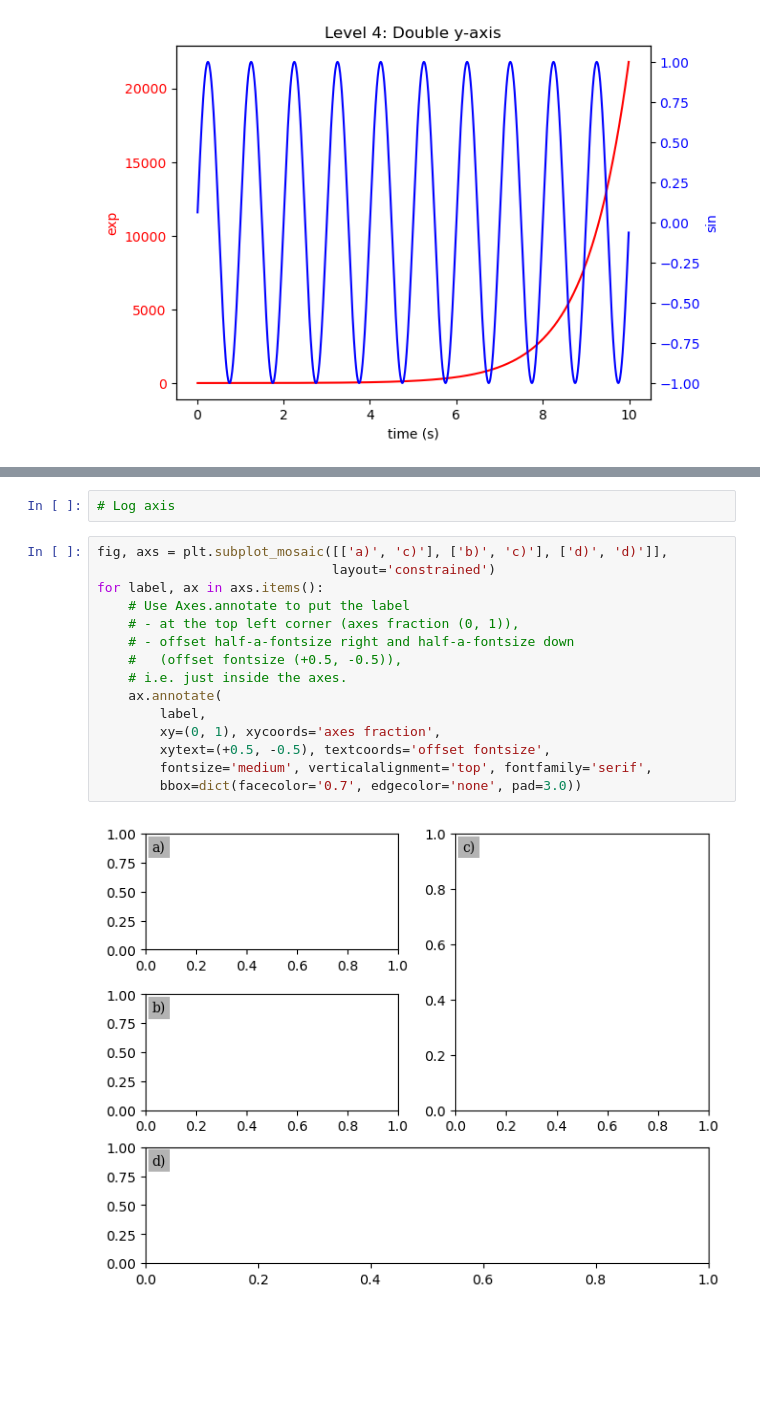
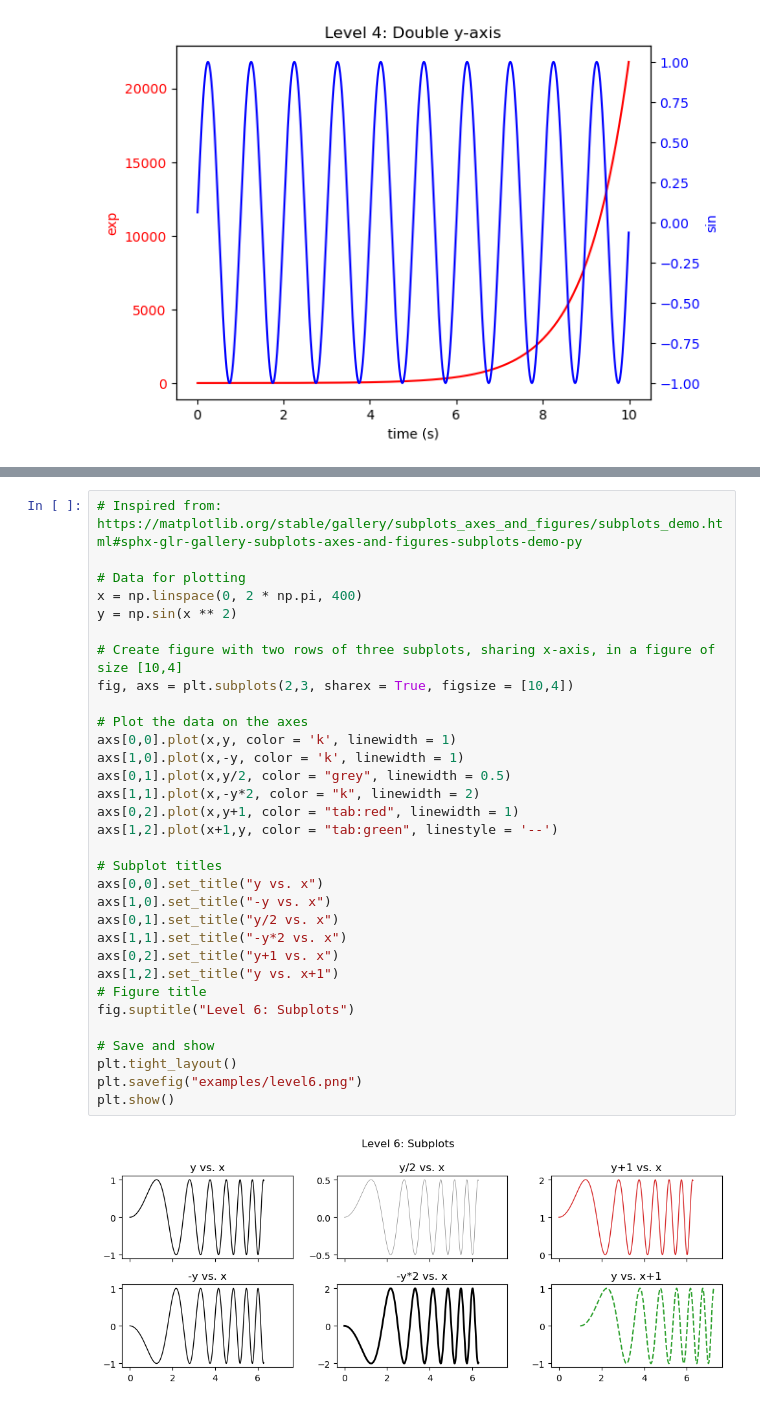
Before and after one commit to bobbyantonio/iecdt_environmental_data_analysis, a Jupyter notebook: course_notebooks/plot/matplotlib_solutions.ipynb, the cells around one changed output, grey strips where cells are left out. Saved outputs shown, nothing was run; the diff lists cells and outputs as text; blank space fills up the shorter version.

Commit message:
Finish 10 levels of matplotlib examples

```diff
--- a/course_notebooks/plot/matplotlib_solutions.ipynb
+++ b/course_notebooks/plot/matplotlib_solutions.ipynb
@@ -144,22 +140,37 @@ plt.savefig("examples/level5.png")
 plt.show()
 # %% [output]
 [figure]
-# %%
-# Log axis
 # %%
-fig, axs = plt.subplot_mosaic([['a)', 'c)'], ['b)', 'c)'], ['d)', 'd)']],
-                              layout='constrained')
-for label, ax in axs.items():
-    # Use Axes.annotate to put the label
-    # - at the top left corner (axes fraction (0, 1)),
-    # - offset half-a-fontsize right and half-a-fontsize down
-    #   (offset fontsize (+0.5, -0.5)),
-    # i.e. just inside the axes.
-    ax.annotate(
-        label,
-        xy=(0, 1), xycoords='axes fraction',
-        xytext=(+0.5, -0.5), textcoords='offset fontsize',
-        fontsize='medium', verticalalignment='top', fontfamily='serif',
-        bbox=dict(facecolor='0.7', edgecolor='none', pad=3.0))
+# Inspired from: https://matplotlib.org/stable/gallery/subplots_axes_and_figures/subplots_demo.html#sphx-glr-gallery-subplots-axes-and-figures-subplots-demo-py
+
+# Data for plotting
+x = np.linspace(0, 2 * np.pi, 400)
+y = np.sin(x ** 2)
+
+# Create figure with two rows of three subplots, sharing x-axis, in a figure of size [10,4]
+fig, axs = plt.subplots(2,3, sharex = True, figsize = [10,4])
+
+# Plot the data on the axes
+axs[0,0].plot(x,y, color = 'k', linewidth = 1)
+axs[1,0].plot(x,-y, color = 'k', linewidth = 1)
+axs[0,1].plot(x,y/2, color = "grey", linewidth = 0.5)
+axs[1,1].plot(x,-y*2, color = "k", linewidth = 2)
+axs[0,2].plot(x,y+1, color = "tab:red", linewidth = 1)
+axs[1,2].plot(x+1,y, color = "tab:green", linestyle = '--')
+
+# Subplot titles
+axs[0,0].set_title("y vs. x")
+axs[1,0].set_title("-y vs. x")
+axs[0,1].set_title("y/2 vs. x")
+axs[1,1].set_title("-y*2 vs. x")
+axs[0,2].set_title("y+1 vs. x")
+axs[1,2].set_title("y vs. x+1")
+# Figure title
+fig.suptitle("Level 6: Subplots")
+
+# Save and show
+plt.tight_layout()
+plt.savefig("examples/level6.png")
+plt.show()
 # %% [output]
-[figure, old version]
+[figure, new version]
```
Also changed, not shown: parts of 6 cells of this notebook, 2 other files.
